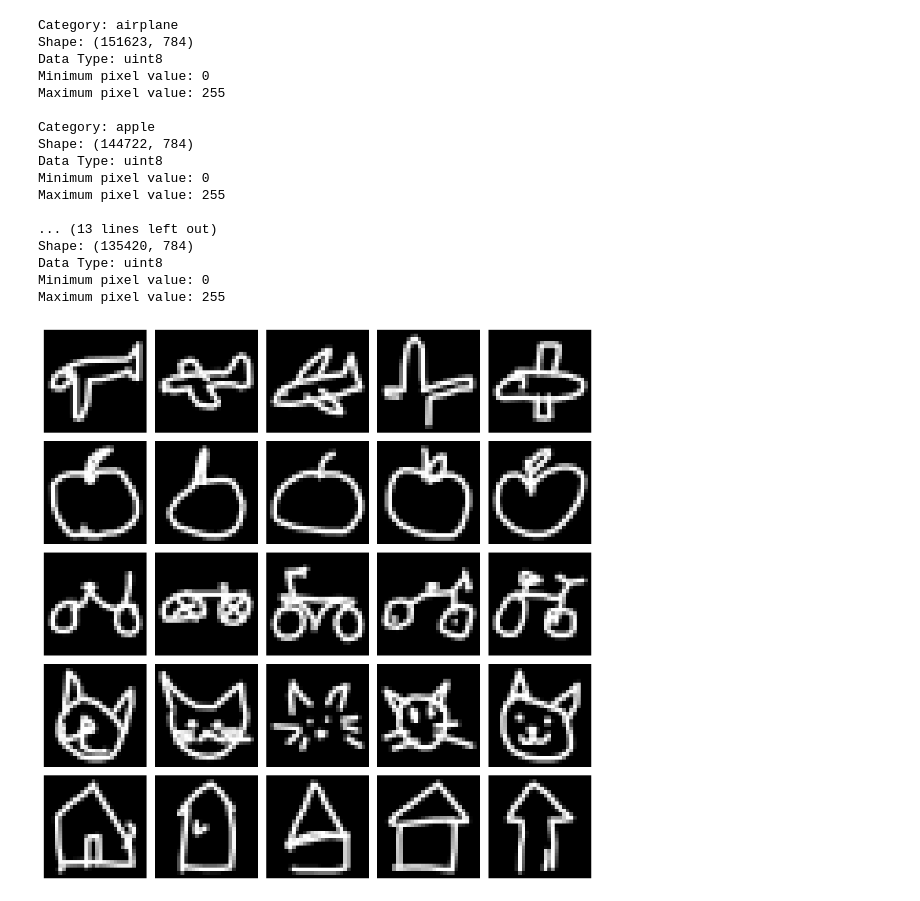
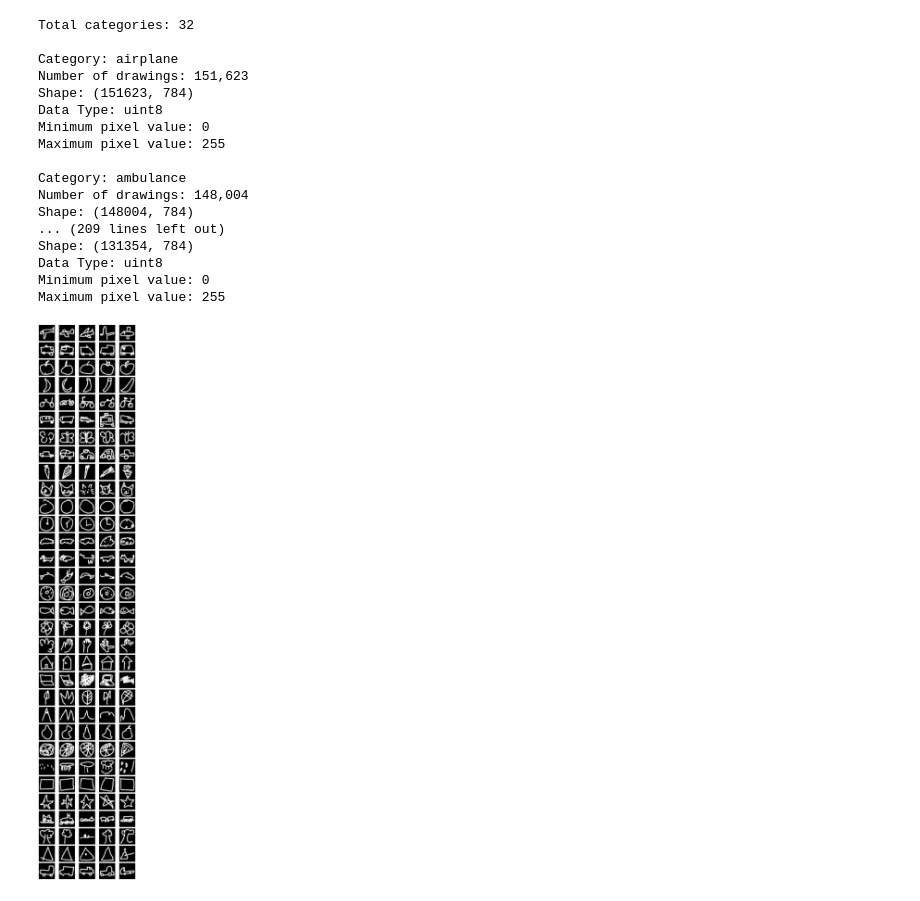
Before and after one commit to Frmaan/Doodle, a Jupyter notebook: notebooks/01_dataset_exploration.ipynb, the cells around one changed output. Cells and saved outputs as stored; diff of their text form; code cells hidden in the pictures.

Commit message:
moved from 5 categories to 32 categories

```diff
--- a/notebooks/01_dataset_exploration.ipynb
+++ b/notebooks/01_dataset_exploration.ipynb
@@ -4,53 +4,76 @@ from pathlib import Path
 
 DATA_DIR = Path("../data/raw")
 
-categories  = ["airplane" , "apple", "bicycle", "cat", "house"]
+categories = sorted([
+    file.stem
+    for file in DATA_DIR.glob("*.npy")
+])
+
+print(f"Total categories: {len(categories)}")
 
 for category in categories:
     file_path = DATA_DIR / f"{category}.npy"
     data = np.load(file_path, mmap_mode="r")
     print(f"\nCategory: {category}")
+    print(f"Number of drawings: {len(data):,}")
     print(f"Shape: {data.shape}")
     print(f"Data Type: {data.dtype}")
     print(f"Minimum pixel value: {data.min()}")
     print(f"Maximum pixel value: {data.max()}")
 # %% [output]
+Total categories: 32
+
 Category: airplane
+Number of drawings: 151,623
 Shape: (151623, 784)
 Data Type: uint8
 Minimum pixel value: 0
 Maximum pixel value: 255
 
-Category: apple
-Shape: (144722, 784)
+Category: ambulance
+Number of drawings: 148,004
+Shape: (148004, 784)
+... (209 lines left out)
+Shape: (131354, 784)
 Data Type: uint8
 Minimum pixel value: 0
 Maximum pixel value: 255
-
-... (13 lines left out)
-Shape: (135420, 784)
-Data Type: uint8
-Minimum pixel value: 0
-Maximum pixel value: 255
 # %%
 # visualize some drawings
 
 import matplotlib.pyplot as plt
 
-fig, axes = plt.subplots(5, 5, figsize=(10, 10))
+images_per_category = 5
+
+fig, axes = plt.subplots(
+    len(categories),
+    images_per_category,
+    figsize=(12, len(categories) * 2)
+)
 
 for row, category in enumerate(categories):
+
     data = np.load(DATA_DIR / f"{category}.npy", mmap_mode="r")
+
     np.random.seed(42)
-    for col in range(5):
+
+    for col in range(images_per_category):
+
         idx = np.random.randint(0, len(data))
-        image = data[idx].reshape(28,28)
+        image = data[idx].reshape(28, 28)
+
         axes[row, col].imshow(image, cmap="gray")
         axes[row, col].axis("off")
+
         if col == 0:
-            axes[row, col].set_ylabel(category)
+            axes[row, col].set_ylabel(
+                category,
+                rotation=0,
+                labelpad=45,
+                fontsize=9
+            )
 
 plt.tight_layout()
 plt.show()
 # %% [output]
-[figure, old version]
+[figure, new version]
```
Also changed, not shown: 8 other files.
